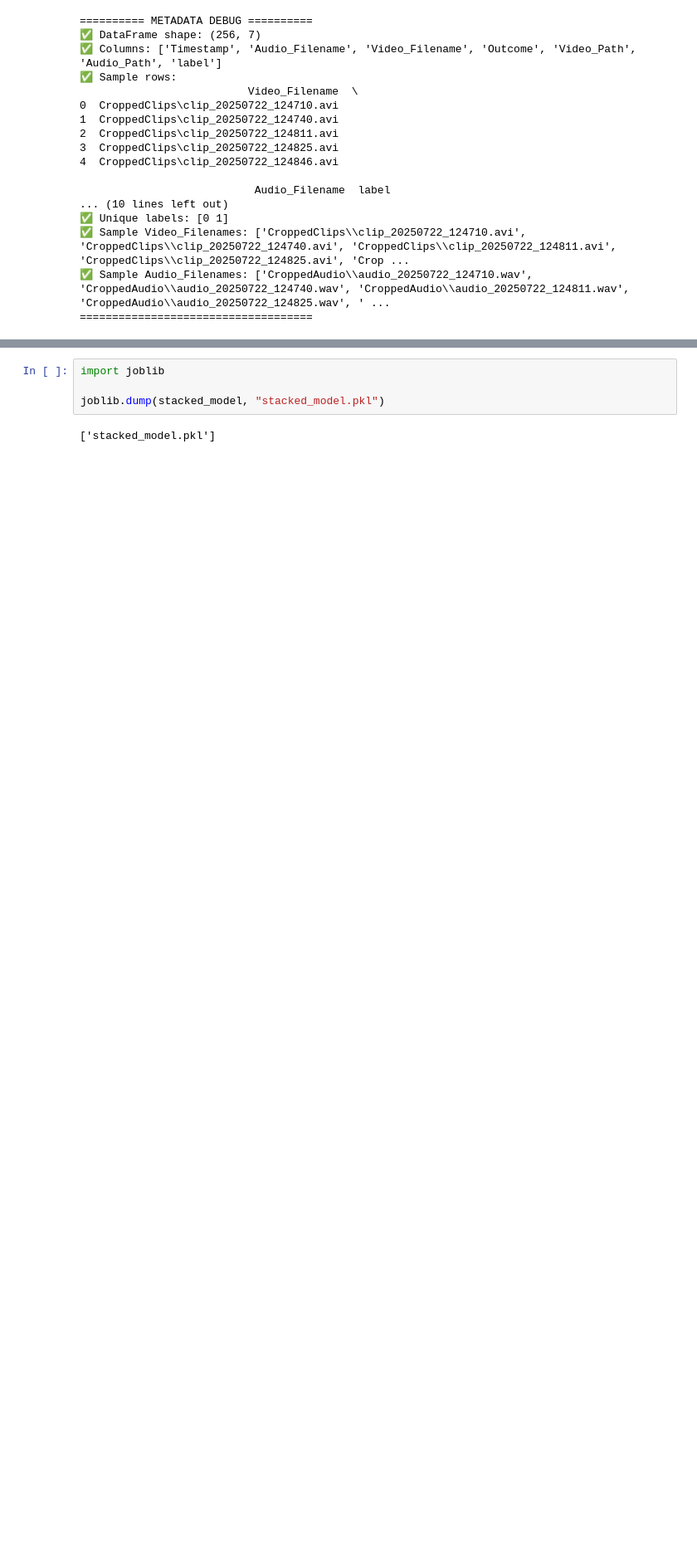
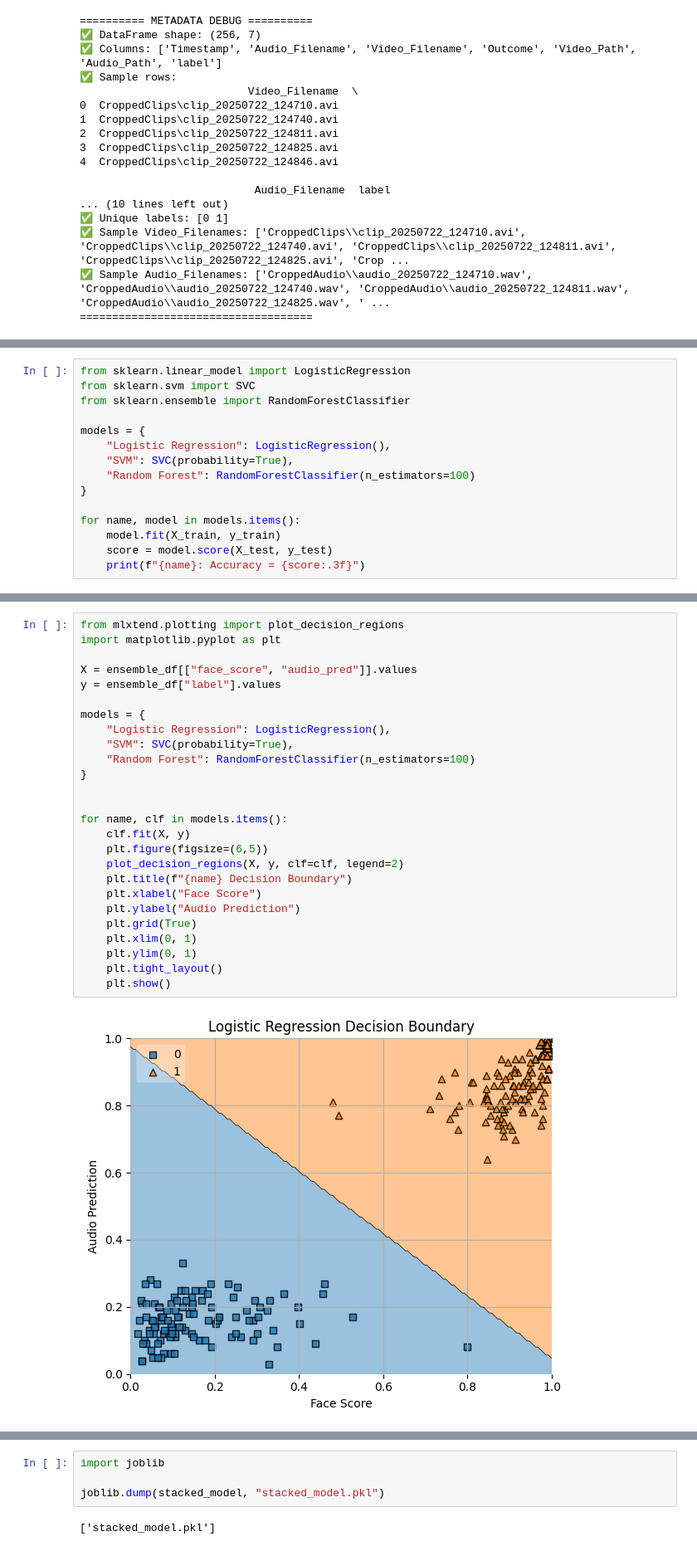
Before and after one commit to MartyBarrett/DecepTech, a Jupyter notebook: scripts/VideoAndAudioModel.ipynb, the cells around one changed output, grey strips where cells are left out. Shown: that part at 83% size. Saved outputs shown, nothing was run; the diff lists cells and outputs as text; blank space fills up the shorter version.

```diff
--- a/scripts/VideoAndAudioModel.ipynb
+++ b/scripts/VideoAndAudioModel.ipynb
@@ -310,0 +312,15 @@ Parameters: { "use_label_encoder" } are not used.
+# %%
+from sklearn.linear_model import LogisticRegression
+from sklearn.svm import SVC
+from sklearn.ensemble import RandomForestClassifier
+
+models = {
+    "Logistic Regression": LogisticRegression(),
+    "SVM": SVC(probability=True),
+    "Random Forest": RandomForestClassifier(n_estimators=100)
+}
+
+for name, model in models.items():
+    model.fit(X_train, y_train)
+    score = model.score(X_test, y_test)
+    print(f"{name}: Accuracy = {score:.3f}")
@@ -310,0 +331,28 @@ Parameters: { "use_label_encoder" } are not used.
+# %%
+from mlxtend.plotting import plot_decision_regions
+import matplotlib.pyplot as plt
+
+X = ensemble_df[["face_score", "audio_pred"]].values
+y = ensemble_df["label"].values
+
+models = {
+    "Logistic Regression": LogisticRegression(),
+    "SVM": SVC(probability=True),
+    "Random Forest": RandomForestClassifier(n_estimators=100)
+}
+
+
+for name, clf in models.items():
+    clf.fit(X, y)
+    plt.figure(figsize=(6,5))
+    plot_decision_regions(X, y, clf=clf, legend=2)
+    plt.title(f"{name} Decision Boundary")
+    plt.xlabel("Face Score")
+    plt.ylabel("Audio Prediction")
+    plt.grid(True)
+    plt.xlim(0, 1)
+    plt.ylim(0, 1)
+    plt.tight_layout()
+    plt.show()
+# %% [output]
+[figure, added]
```
Also changed, not shown: parts of 17 cells of this notebook, 48 other files.
